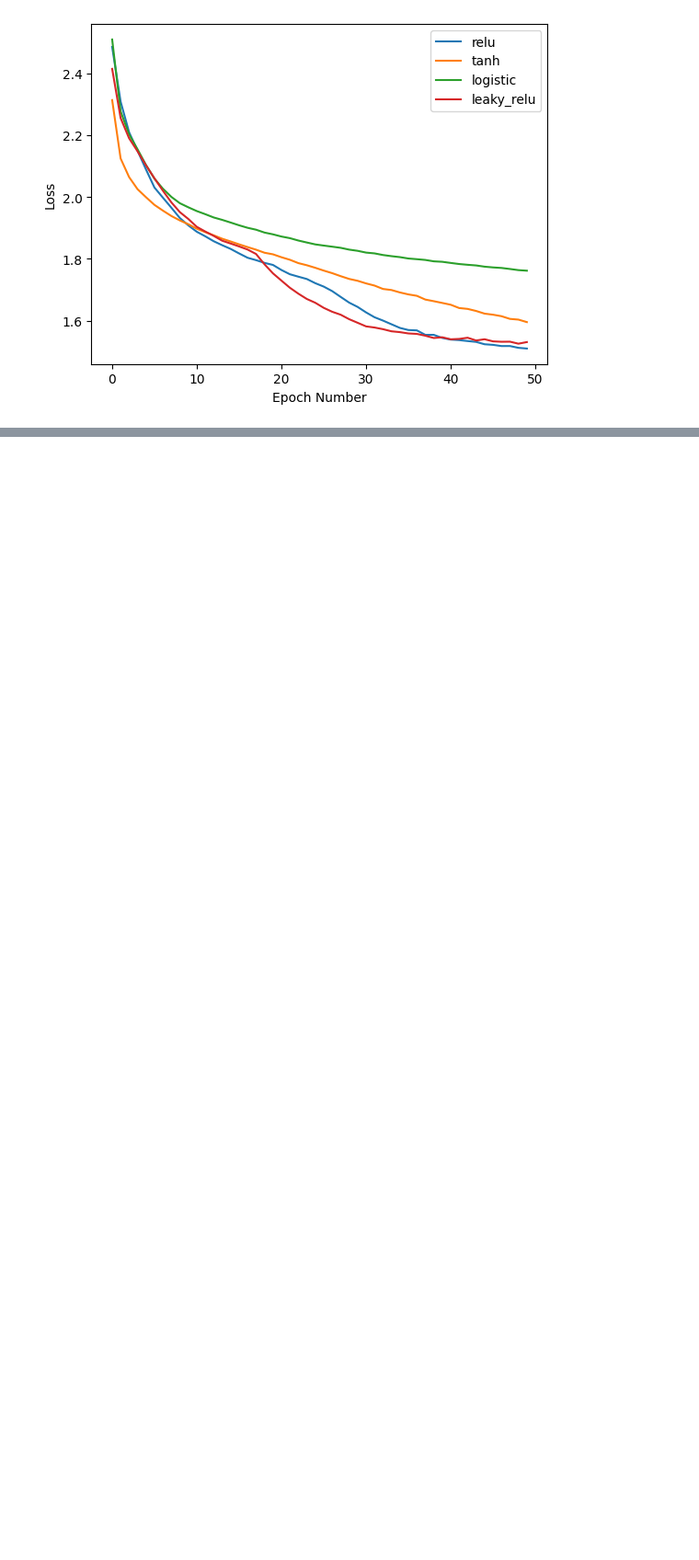
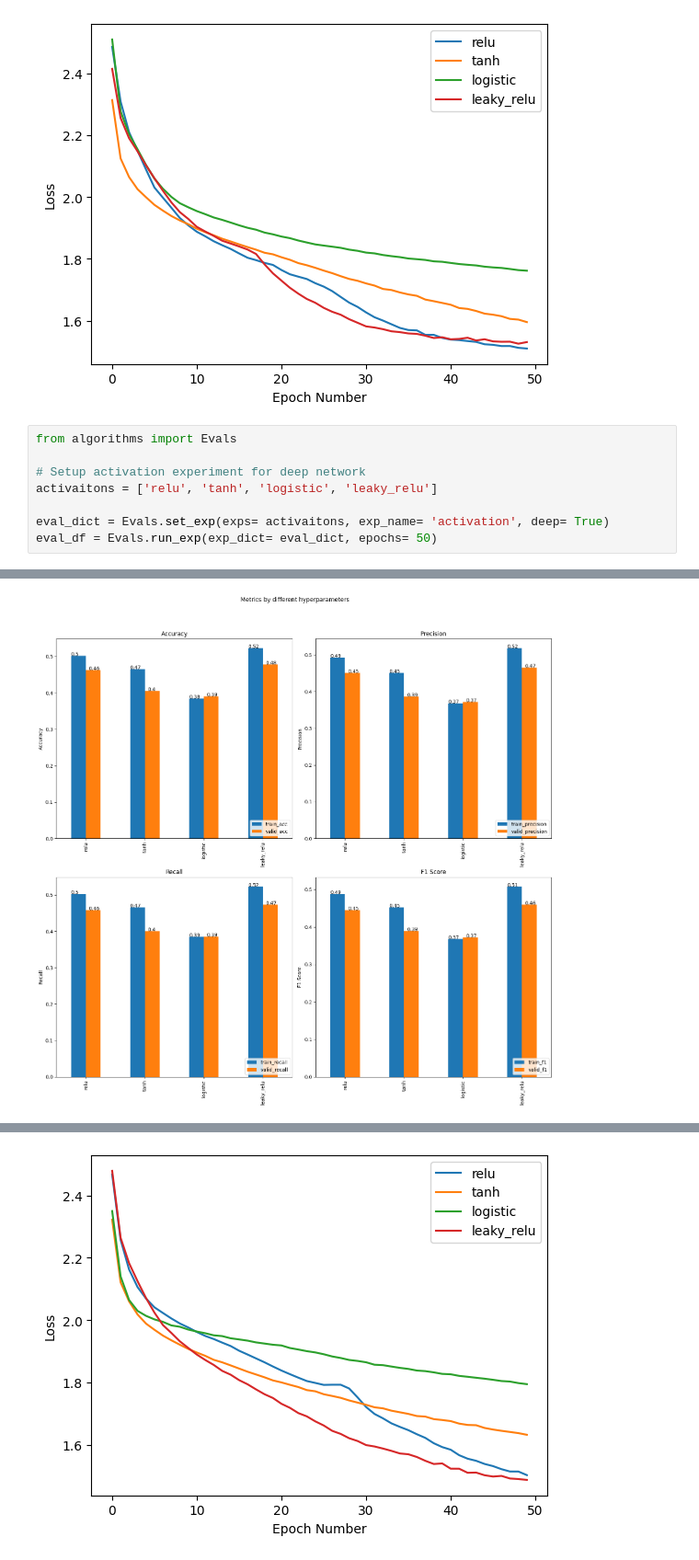
Before and after one commit to Yvnminc/Deep-Neural-Network-Components-Analysis, a Jupyter notebook: Experiment-Activations.ipynb, the cells around one changed output, grey strips where cells are left out. Shown at 92% size. Saved outputs shown, nothing was run; the diff lists cells and outputs as text; blank space fills up the shorter version.

Commit message:
upload evals

```diff
--- a/Experiment-Activations.ipynb
+++ b/Experiment-Activations.ipynb
@@ -93,3 +93,12 @@ Epoch: 50  Training Loss: 1.5311285423667422  Time (sec): 1.5328288078308105
 [figure]
 [figure]
 [figure]
+# %%
+from algorithms import Evals
+
+# Setup activation experiment for deep network
+activaitons = ['relu', 'tanh', 'logistic', 'leaky_relu']
+
+eval_dict = Evals.set_exp(exps= activaitons, exp_name= 'activation', deep= True)
+eval_df = Evals.run_exp(exp_dict= eval_dict, epochs= 50)
+# %% [output]
@@ -95,0 +122 @@ Epoch: 50  Training Loss: 1.5311285423667422  Time (sec): 1.5328288078308105
+[figure, added]
@@ -95,0 +124 @@ Epoch: 50  Training Loss: 1.5311285423667422  Time (sec): 1.5328288078308105
+[figure, added]
```
Also changed, not shown: parts of 1 cell of this notebook, 8 other files.
